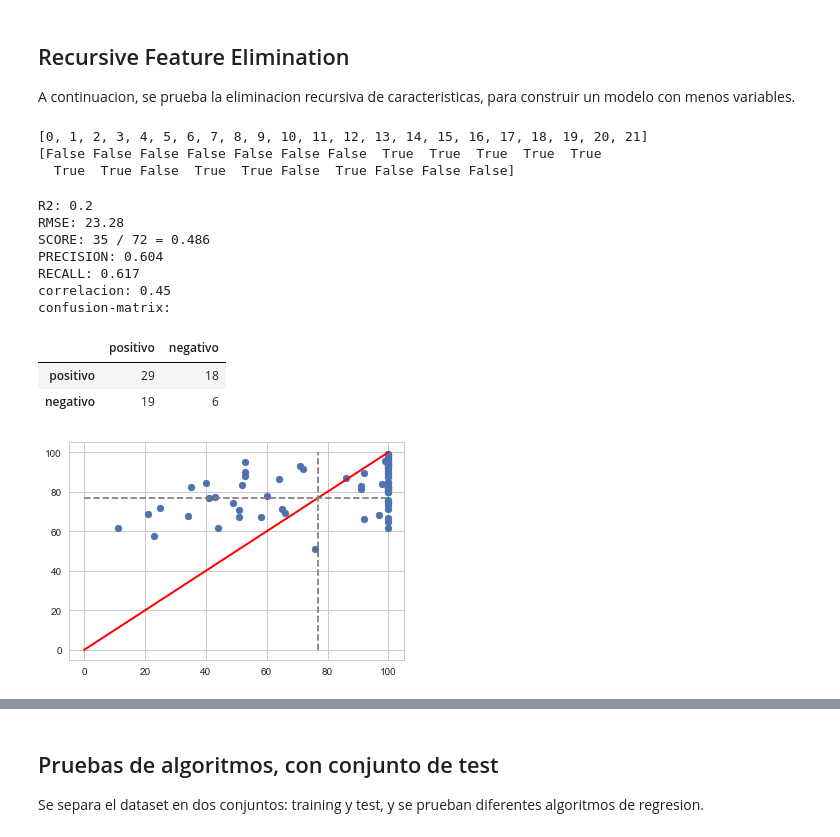
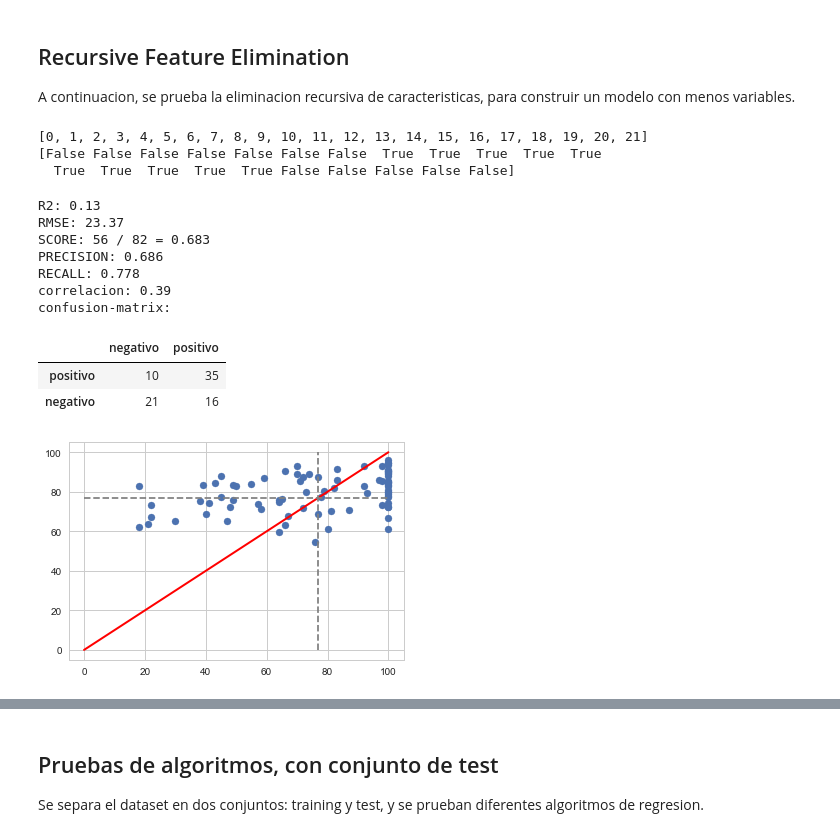
Before and after one commit to danielgomezm/diplomado, a Jupyter notebook: rrss_regression.ipynb, the cells around one changed output, grey strips where cells are left out. Drawn from its saved outputs; the diff is of its cells as text; code cells hidden in the pictures.

```diff
--- a/rrss_regression.ipynb
+++ b/rrss_regression.ipynb
@@ -85,7 +88,7 @@ models['ridge']        = Ridge(alpha=[0.001])
 models['lasso']        = Lasso()
 models['elasticnet']   = ElasticNet()
 models['dectree']      = DecisionTreeRegressor(max_features=0.1, criterion='friedman_mse', random_state=3)
-models['randomforest'] = RandomForestRegressor(n_estimators=1600, criterion='mse', max_depth=None, min_samples_split=1, min_samples_leaf=2, max_features=3, oob_score=True, n_jobs=4)
+models['randomforest'] = RandomForestRegressor(n_estimators=1600, criterion='mse', max_depth=None, min_samples_split=2, min_samples_leaf=2, max_features=4, oob_score=True, n_jobs=4)
 models['adaboost']     = AdaBoostRegressor()
 models['gradient']     = GradientBoostingRegressor()
 models['knn']          = KNeighborsRegressor()
@@ -97,11 +100,11 @@ En primer lugar se realiza la carga de datos, separando los conjuntos de entrena
 # %%
 # carga de datos
 
-dataset = pd.read_csv('/home/dgomez/rrss_pob_filtrado.csv')
+dataset = pd.read_csv('/home/dgomez/rrss_new2_uniq.csv')
 print "count: " + str(dataset['tickets'].count())
 print "mean: " + str(dataset['tickets'].mean())
 print "std: " + str(dataset['tickets'].std())
-#dataset = dataset.replace(np.NaN, 0)
+dataset = dataset.replace(np.NaN, 0)
 total = len(dataset)
 size = int(0.90 * total)
 # %% [output]
@@ -118,13 +121,13 @@ mapper = sp.DataFrameMapper([
     'twitter_folls', 'twitter_mencs_usa', 'twitter_mencs',
      'facebook_crec', 'instagram_crec', 'twitter_crec'], StandardScaler())
     ])
-X = dataset[['state_pob', 'dayofweek', 'capacity', 'price',
+X = dataset[['dayofweek', 'state_pob', 'capacity', 'price',
         'facebook_likes', 'youtube_suscrs',
         'instagram_folls', 'instagram_likes',
         'spotify_folls', 'spotify_pop',
         'twitter_folls', 'twitter_mencs_usa', 'twitter_mencs',
         'facebook_crec', 'instagram_crec', 'twitter_crec']]
-Xy = dataset[['state_pob', 'dayofweek', 'capacity', 'price',
+Xy = dataset[['dayofweek', 'state_pob', 'capacity', 'price',
         'facebook_likes', 'youtube_suscrs',
         'instagram_folls', 'instagram_likes',
         'spotify_folls', 'spotify_pop',
@@ -319,7 +329,7 @@ y_pred = rfe.predict(X_test)
 # %% [output]
 [0, 1, 2, 3, 4, 5, 6, 7, 8, 9, 10, 11, 12, 13, 14, 15, 16, 17, 18, 19, 20, 21]
 [False False False False False False False  True  True  True  True  True
-  True  True False  True  True False  True False False False]
+  True  True  True  True  True False False False False False]
 # %%
 # calculo de errores y aciertos
 
@@ -351,28 +361,28 @@ for k in range(0, len(y_pred)):
 # %%
 # estadisticas del modelo
 
 print
 print "R2: " + str(round(r2_score(y_test, y_pred), 2))
 print "RMSE: " + str(round(np.sqrt(mean_squared_error(y_pred, y_test)), 2))
 print "SCORE: " + str(aciertos_positivo + aciertos_negativo) + " / " + str(total_test) + " = " + str(round(1.0 * (aciertos_positivo + aciertos_negativo)/total_test, 3))
 print "PRECISION: " + str(round(1.0 * aciertos_positivo / sum_predict_positivo, 3))
 print "RECALL: " + str(round(1.0 * aciertos_positivo / sum_positivo, 3))
 df = pd.DataFrame({'real': y_test, 'prediction': y_pred})
 print "correlacion: " + str(round(df.corr()['real'][0], 2))
 print "confusion-matrix:"
-conf = pd.DataFrame([[aciertos_positivo, errores_positivo], [errores_negativo, aciertos_negativo]], columns=['positivo', 'negativo'])
+conf = pd.DataFrame([[errores_positivo, aciertos_positivo], [aciertos_negativo, errores_negativo]], columns=['negativo', 'positivo'])
 conf.rename(index={0:'positivo', 1:'negativo'})
 # %% [output]
-R2: 0.2
-RMSE: 23.28
-SCORE: 35 / 72 = 0.486
-PRECISION: 0.604
-RECALL: 0.617
-correlacion: 0.45
+R2: 0.13
+RMSE: 23.37
+SCORE: 56 / 82 = 0.683
+PRECISION: 0.686
+RECALL: 0.778
+correlacion: 0.39
 confusion-matrix:
-|  | positivo | negativo |
-| positivo | 29 | 18 |
-| negativo | 19 | 6 |
+|  | negativo | positivo |
+| positivo | 10 | 35 |
+| negativo | 21 | 16 |
 # %%
 # grafico de dispersion de las predicciones
 
@@ -385,7 +395,7 @@ ax.add_line(line_h)
 ax.add_line(line_v)
 plt.show()
 # %% [output]
-[figure, old version]
+[figure, new version]
 # %% [markdown]
 # Pruebas con algunas variables
 
```
Also changed, not shown: parts of 15 cells of this notebook.
